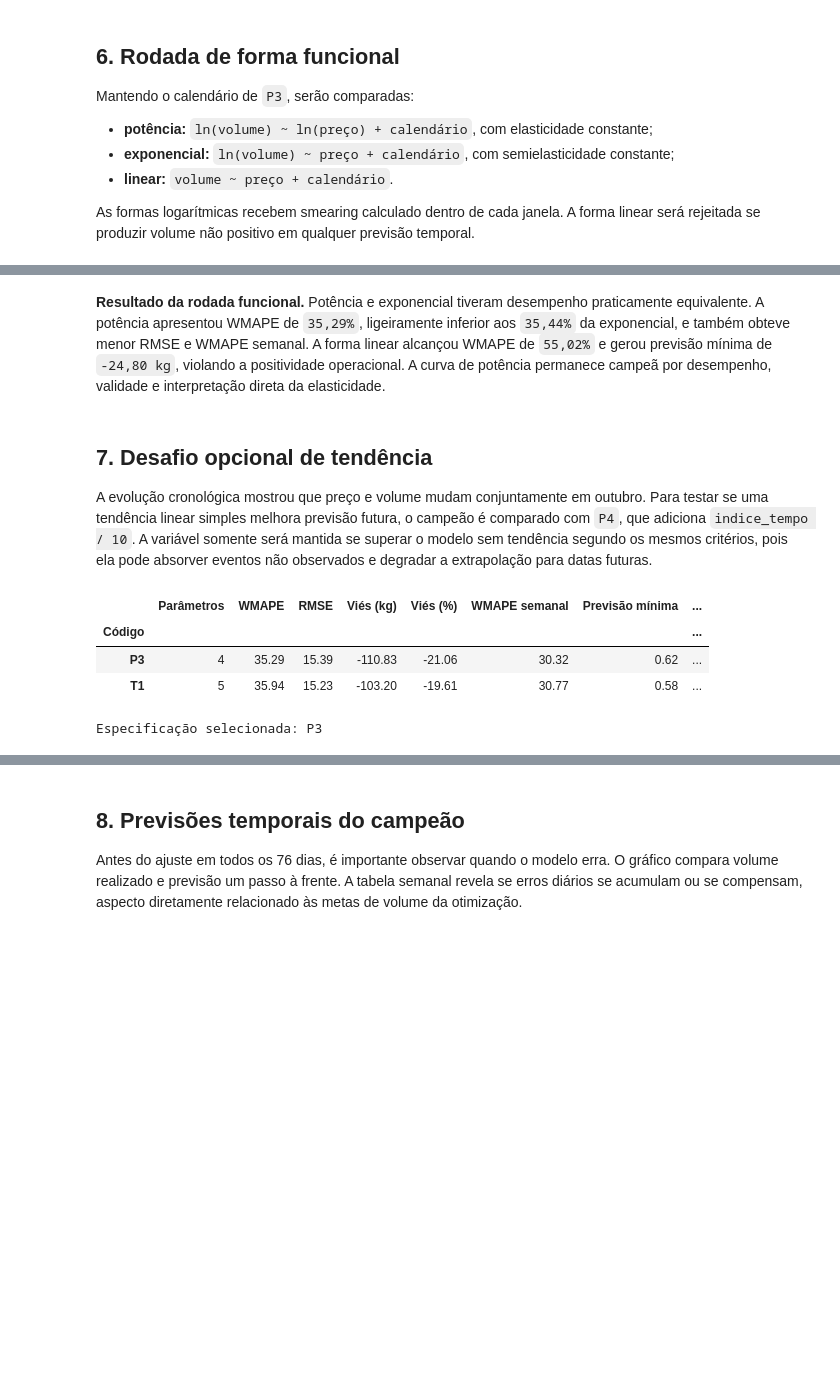
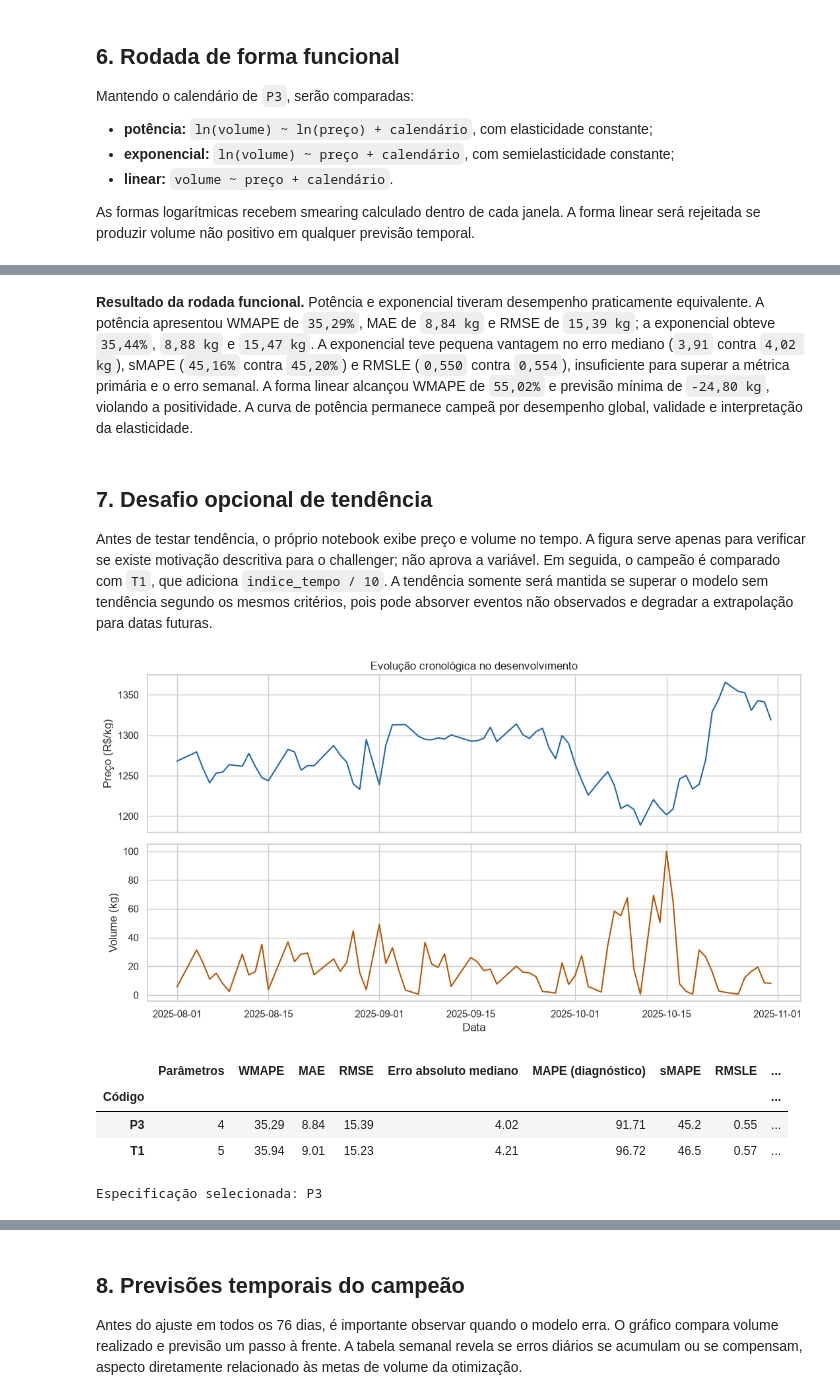
Before and after one commit to natfaria/202602-resolucao_problemas, a Jupyter notebook: notebooks/2.0-minerva-curva-demanda-validacao.ipynb, the cells around one changed output, grey strips where cells are left out. Saved outputs shown, nothing was run; the diff lists cells and outputs as text; code cells hidden in the pictures; blank space fills up the shorter version.

```diff
--- a/notebooks/2.0-minerva-curva-demanda-validacao.ipynb
+++ b/notebooks/2.0-minerva-curva-demanda-validacao.ipynb
@@ -335,7 +347,7 @@ def validacao_expansiva(base, code, specification, initial=JANELA_INICIAL):
     return previsoes
 
 
-def metricas_validacao(previsoes, parameter_count):
+def painel_erros(previsoes):
     real = previsoes['volume_real_kg']
     previsto = previsoes['volume_previsto_kg']
     erro = previsto - real
@@ -343,14 +355,33 @@ def metricas_validacao(previsoes, parameter_count):
         ['volume_real_kg', 'volume_previsto_kg']
     ].sum()
     erro_semanal = semanal['volume_previsto_kg'] - semanal['volume_real_kg']
+    denominador_smape = real.abs() + previsto.abs()
+    rmsle = (
+        float(np.sqrt(np.mean((np.log1p(previsto) - np.log1p(real)) ** 2)))
+        if (previsto >= 0).all()
+        else np.nan
+    )
     return {
-        'Parâmetros': int(parameter_count),
         'WMAPE': float(erro.abs().sum() / real.sum()),
+        'MAE': float(erro.abs().mean()),
         'RMSE': float(np.sqrt(np.mean(erro**2))),
+        'Erro absoluto mediano': float(erro.abs().median()),
+        'MAPE (diagnóstico)': float((erro.abs() / real).mean()),
+        'sMAPE': float((2 * erro.abs() / denominador_smape).mean()),
+        'RMSLE': rmsle,
         'Viés (kg)': float(erro.sum()),
         'Viés (%)': float(erro.sum() / real.sum()),
         'WMAPE semanal': float(erro_semanal.abs().sum() / semanal['volume_real_kg'].sum()),
-        'Previsão mínima': float(previsto.min()),
+        'Erro absoluto semanal (kg)': float(erro_semanal.abs().sum()),
+        'Erro volume acumulado (%)': float(abs(erro.sum()) / real.sum()),
+    }
+
+
+def metricas_validacao(previsoes, parameter_count):
+    return {
+        'Parâmetros': int(parameter_count),
+        **painel_erros(previsoes),
+        'Previsão mínima': float(previsoes['volume_previsto_kg'].min()),
         'Folds com inclinação não negativa': int((previsoes['price_slope'] >= 0).sum()),
     }
 
@@ -441,7 +472,7 @@ comparacao_documento = ranking_documento.join(ajustes_documento)
 comparacao_documento.to_csv(TABLES_DIR / '02_baselines_enunciado.csv')
 
 exibicao_documento = comparacao_documento.copy()
-for coluna in ['WMAPE', 'Viés (%)', 'WMAPE semanal']:
+for coluna in METRICAS_PERCENTUAIS:
     exibicao_documento[coluna] = 100 * exibicao_documento[coluna]
 display(exibicao_documento.round(4))
 # %% [output]
@@ -528,7 +761,7 @@ vencedor_forma = escolher_parcimonioso(ranking_forma)
 ranking_forma.to_csv(TABLES_DIR / '02_ranking_forma.csv')
 
 exibicao_forma = ranking_forma.copy()
-for coluna in ['WMAPE', 'Viés (%)', 'WMAPE semanal']:
+for coluna in METRICAS_PERCENTUAIS:
     exibicao_forma[coluna] = 100 * exibicao_forma[coluna]
 display(exibicao_forma.round(2))
 print(f'Forma selecionada: {vencedor_forma}')
@@ -541,38 +774,52 @@ print(f'Forma selecionada: {vencedor_forma}')
 Forma selecionada: P3
 # %% [markdown]
 **Resultado da rodada funcional.** Potência e exponencial tiveram desempenho praticamente
-equivalente. A potência apresentou WMAPE de `35,29%`, ligeiramente inferior aos `35,44%` da
-exponencial, e também obteve menor RMSE e WMAPE semanal. A forma linear alcançou WMAPE de
-`55,02%` e gerou previsão mínima de `-24,80 kg`, violando a positividade operacional. A curva
-de potência permanece campeã por desempenho, validade e interpretação direta da elasticidade.
+equivalente. A potência apresentou WMAPE de `35,29%`, MAE de `8,84 kg` e RMSE de `15,39 kg`;
+a exponencial obteve `35,44%`, `8,88 kg` e `15,47 kg`. A exponencial teve pequena vantagem no
+erro mediano (`3,91` contra `4,02 kg`), sMAPE (`45,16%` contra `45,20%`) e RMSLE (`0,550`
+contra `0,554`), insuficiente para superar a métrica primária e o erro semanal. A forma linear
+alcançou WMAPE de `55,02%` e previsão mínima de `-24,80 kg`, violando a positividade. A curva
+de potência permanece campeã por desempenho global, validade e interpretação da elasticidade.
 # %% [markdown]
 ## 7. Desafio opcional de tendência
 
-A evolução cronológica mostrou que preço e volume mudam conjuntamente em outubro. Para testar
-se uma tendência linear simples melhora previsão futura, o campeão é comparado com `P4`, que
-adiciona `indice_tempo / 10`. A variável somente será mantida se superar o modelo sem tendência
-segundo os mesmos critérios, pois ela pode absorver eventos não observados e degradar a
-extrapolação para datas futuras.
+Antes de testar tendência, o próprio notebook exibe preço e volume no tempo. A figura serve
+apenas para verificar se existe motivação descritiva para o challenger; não aprova a variável.
+Em seguida, o campeão é comparado com `T1`, que adiciona `indice_tempo / 10`. A tendência
+somente será mantida se superar o modelo sem tendência segundo os mesmos critérios, pois pode
+absorver eventos não observados e degradar a extrapolação para datas futuras.
 # %%
+fig, eixos = plt.subplots(2, 1, figsize=(11, 6), sharex=True)
+eixos[0].plot(dados['data'], dados['preco_kg'], color='#2166ac')
+eixos[0].set(ylabel='Preço (R$/kg)', title='Evolução cronológica no desenvolvimento')
+eixos[1].plot(dados['data'], dados['volume_kg'], color='#b35806')
+eixos[1].set(xlabel='Data', ylabel='Volume (kg)')
+fig.tight_layout()
+fig.savefig(
+    FIGURES_DIR / '02_evolucao_cronologica.png', dpi=160, bbox_inches='tight'
+)
+plt.show()
+
 CANDIDATOS_TENDENCIA = {
     'P3': {'family': 'power', 'calendar': 'grouped', 'trend': False},
     'T1': {'family': 'power', 'calendar': 'grouped', 'trend': True},
 }
 ranking_tendencia, previsoes_tendencia = comparar_candidatos(
     dados, CANDIDATOS_TENDENCIA
 )
 vencedor_tendencia = escolher_parcimonioso(ranking_tendencia)
 ranking_tendencia.to_csv(TABLES_DIR / '02_ranking_tendencia.csv')
 
 exibicao_tendencia = ranking_tendencia.copy()
-for coluna in ['WMAPE', 'Viés (%)', 'WMAPE semanal']:
+for coluna in METRICAS_PERCENTUAIS:
     exibicao_tendencia[coluna] = 100 * exibicao_tendencia[coluna]
 display(exibicao_tendencia.round(2))
 print(f'Especificação selecionada: {vencedor_tendencia}')
 # %% [output]
+[figure, added]
-|  | Parâmetros | WMAPE | RMSE | Viés (kg) | Viés (%) | WMAPE semanal | Previsão mínima | ... |
-| Código |  |  |  |  |  |  |  | ... |
-| P3 | 4 | 35.29 | 15.39 | -110.83 | -21.06 | 30.32 | 0.62 | ... |
-| T1 | 5 | 35.94 | 15.23 | -103.20 | -19.61 | 30.77 | 0.58 | ... |
+|  | Parâmetros | WMAPE | MAE | RMSE | Erro absoluto mediano | MAPE (diagnóstico) | sMAPE | RMSLE | ... |
+| Código |  |  |  |  |  |  |  |  | ... |
+| P3 | 4 | 35.29 | 8.84 | 15.39 | 4.02 | 91.71 | 45.2 | 0.55 | ... |
+| T1 | 5 | 35.94 | 9.01 | 15.23 | 4.21 | 96.72 | 46.5 | 0.57 | ... |
 Especificação selecionada: P3
 # %% [markdown]
```
Also changed, not shown: parts of 21 cells of this notebook, 10 other files.
